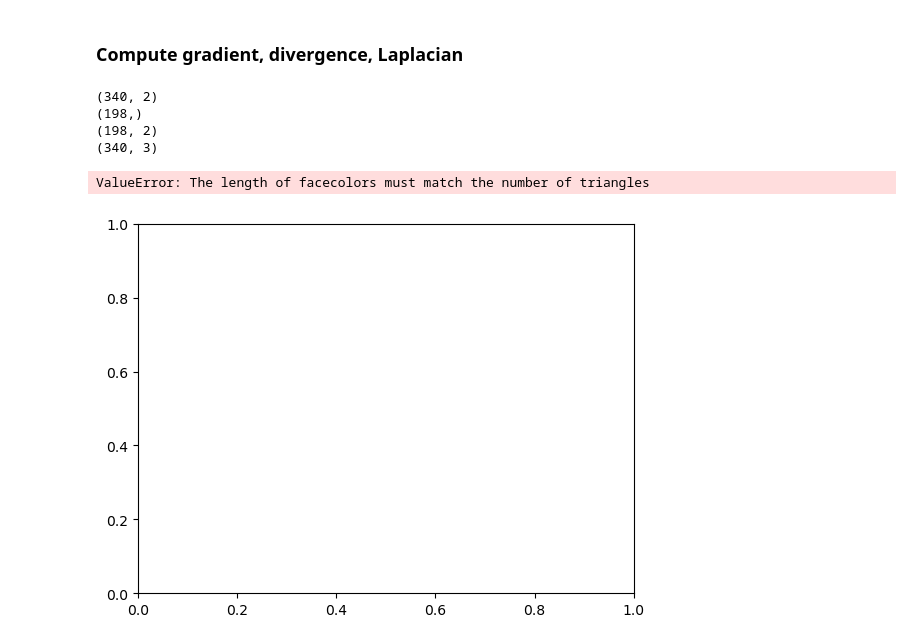
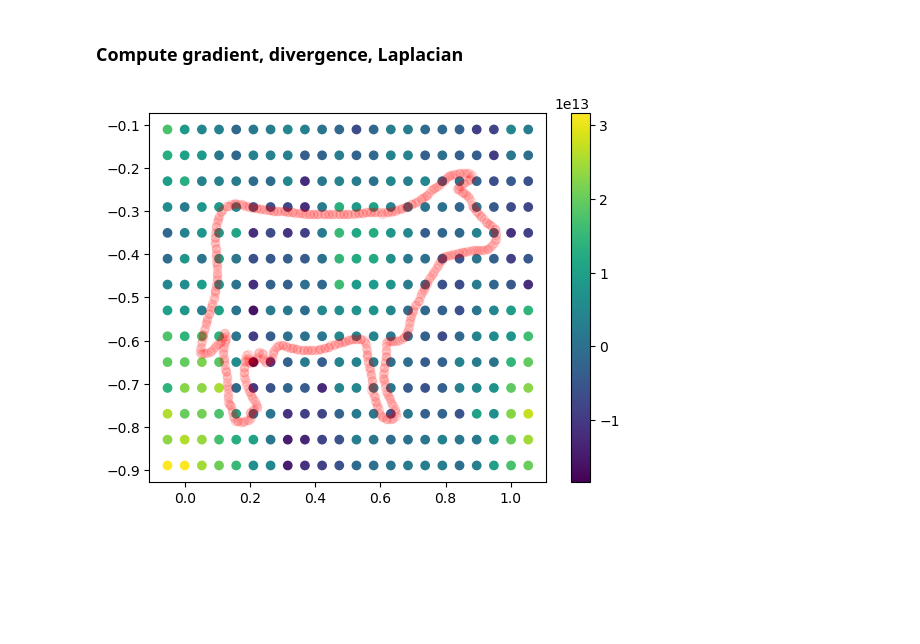
Before and after one commit to lfogarty98/psr_project, a Jupyter notebook: psr.ipynb, the cells around one changed output. Cells and saved outputs as stored; diff of their text form; code cells hidden in the pictures; blank space fills up the shorter version.

```diff
--- a/psr.ipynb
+++ b/psr.ipynb
@@ -128,17 +113,22 @@ x = linalg.spsolve(A, b)
-# %%
-print(V_face.shape)
-print(x.shape)
-print(points.shape)
-print(triangulation.simplices.shape)
-# %% [output]
-(340, 2)
-(198,)
-(198, 2)
-(340, 3)
-# %%
-# visualize the solution
-plt.tripcolor(points[:, 0], points[:, 1], triangulation.simplices, facecolors=x, cmap='viridis', shading='flat')
-plt.plot()
-# %% [output]
-ValueError: The length of facecolors must match the number of triangles
-[figure, removed]
+# %%
+from gpytoolbox import grad, cotangent_laplacian, massmatrix
+G = grad(points, triangulation.simplices) # compute discrete gradient assuming piecewise linear hat function basis
+L = cotangent_laplacian(points, triangulation.simplices)
+M = massmatrix(V=V_face, F=triangulation.simplices)
+
+# compute discrete divergence
+D = -G.T @ ( M @ V_face ).flatten()
+
+# solve the Poisson equation Ac = b <-> Lc = D
+from scipy.sparse import linalg
+A = L
+b = D
+c = linalg.spsolve(A, b)
+# %%
+# visualize the solution for every vertex
+plt.scatter(points[:, 0], points[:, 1], cmap='viridis', c=c) # with piecewise linear hat function basis, implicit function value at each vertex is just the corresponding coefficient
+plt.plot(X[:,0], X[:,1], 'o', color='r', alpha=0.1)
+plt.colorbar()
+plt.show()
+# %% [output]
+[figure, added]
```
Also changed, not shown: parts of 7 cells of this notebook.
